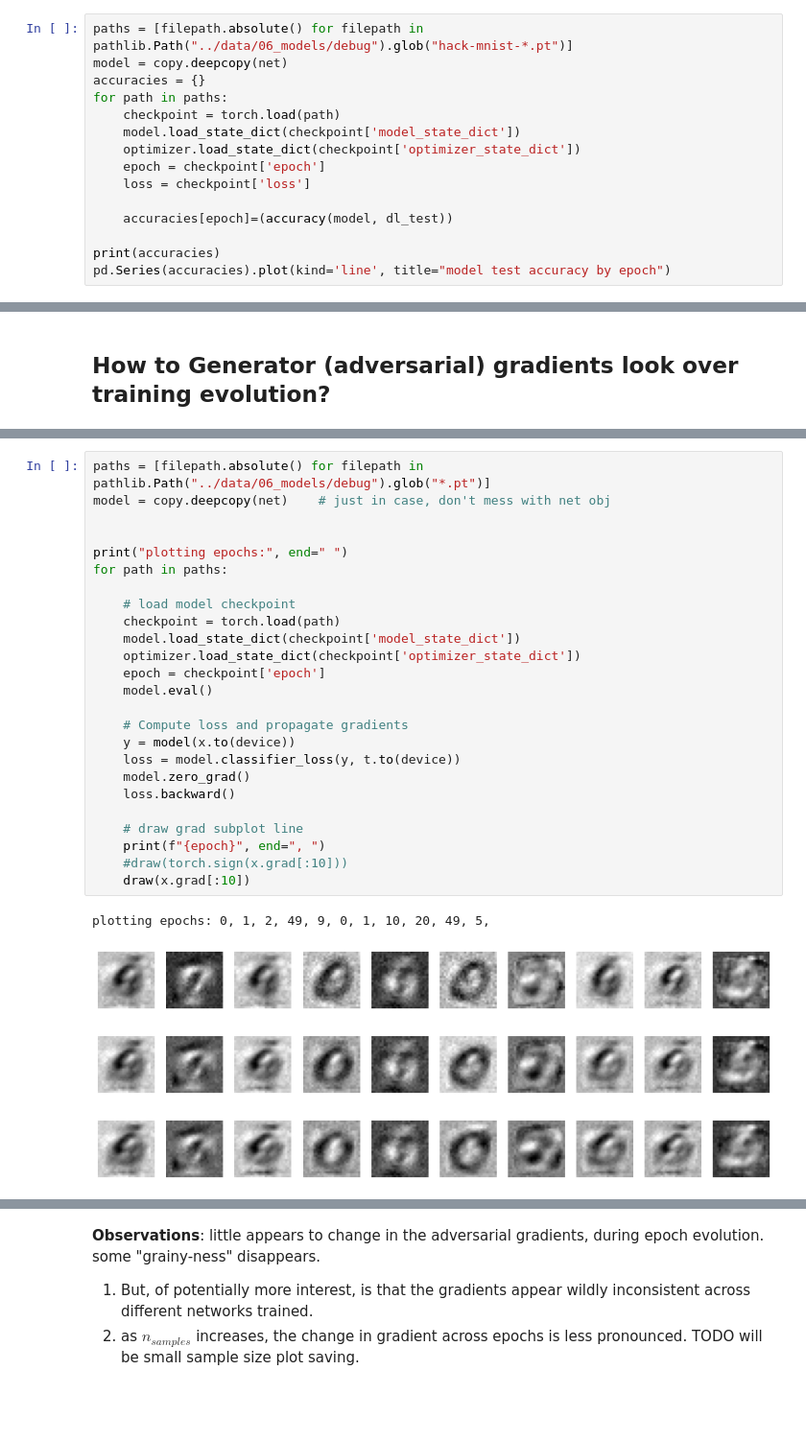
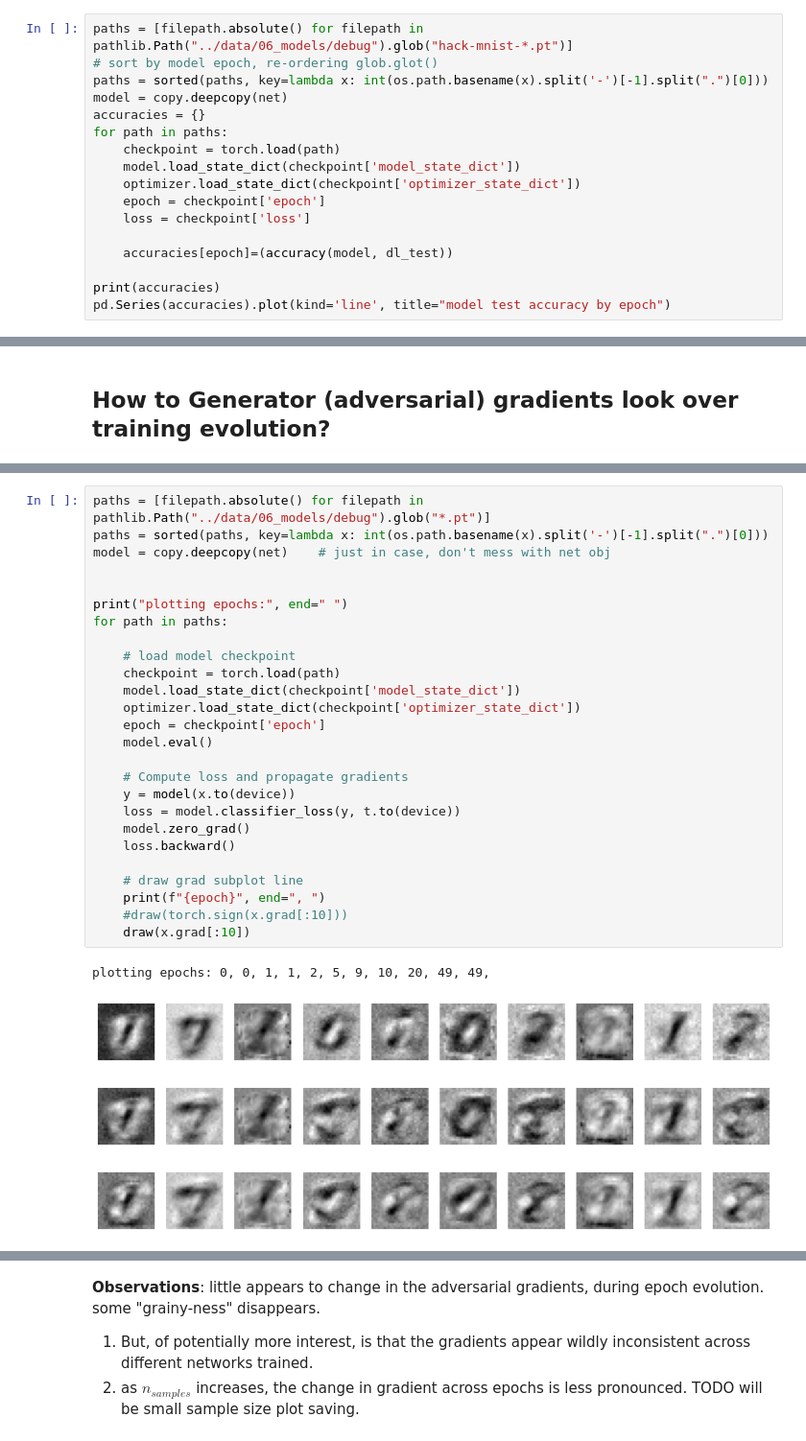
Before and after one commit to jorchard/anti_adv, a Jupyter notebook: notebooks/03-adv-gradient-evolution-hack-coupled-weights.ipynb, the cells around one changed output, grey strips where cells are left out. Shown at 96% size. Drawn from its saved outputs; the diff is of its cells as text; blank space fills up the shorter version.

```diff
--- a/notebooks/03-adv-gradient-evolution-hack-coupled-weights.ipynb
+++ b/notebooks/03-adv-gradient-evolution-hack-coupled-weights.ipynb
@@ -333,6 +330,8 @@ Training Accuracy = 98.73%
 Load each checkpoint and plot accuracy evolution
 # %%
 paths = [filepath.absolute() for filepath in pathlib.Path("../data/06_models/debug").glob("hack-mnist-*.pt")]
+# sort by model epoch, re-ordering glob.glot()
+paths = sorted(paths, key=lambda x: int(os.path.basename(x).split('-')[-1].split(".")[0]))
 model = copy.deepcopy(net)
 accuracies = {}
 for path in paths:
@@ -388,30 +379,31 @@ paths
 # %%
 paths = [filepath.absolute() for filepath in pathlib.Path("../data/06_models/debug").glob("*.pt")]
+paths = sorted(paths, key=lambda x: int(os.path.basename(x).split('-')[-1].split(".")[0]))
 model = copy.deepcopy(net)    # just in case, don't mess with net obj
 
 
 print("plotting epochs:", end=" ")
 for path in paths:
 
     # load model checkpoint
     checkpoint = torch.load(path)
     model.load_state_dict(checkpoint['model_state_dict'])
     optimizer.load_state_dict(checkpoint['optimizer_state_dict'])
     epoch = checkpoint['epoch']
     model.eval()
 
     # Compute loss and propagate gradients
     y = model(x.to(device))
     loss = model.classifier_loss(y, t.to(device))
     model.zero_grad()
     loss.backward()
 
     # draw grad subplot line
     print(f"{epoch}", end=", ")
     #draw(torch.sign(x.grad[:10]))
     draw(x.grad[:10])
 # %% [output]
-plotting epochs: 0, 1, 2, 49, 9, 0, 1, 10, 20, 49, 5,
+plotting epochs: 0, 0, 1, 1, 2, 5, 9, 10, 20, 49, 49,
-[figure, old version]
+[figure, new version]
-[figure, old version]
+[figure, new version]
-[figure, old version]
+[figure, new version]
```
Also changed, not shown: parts of 9 cells of this notebook.
